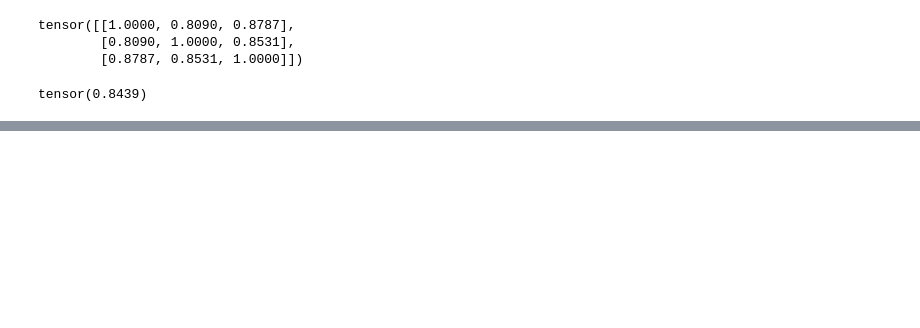
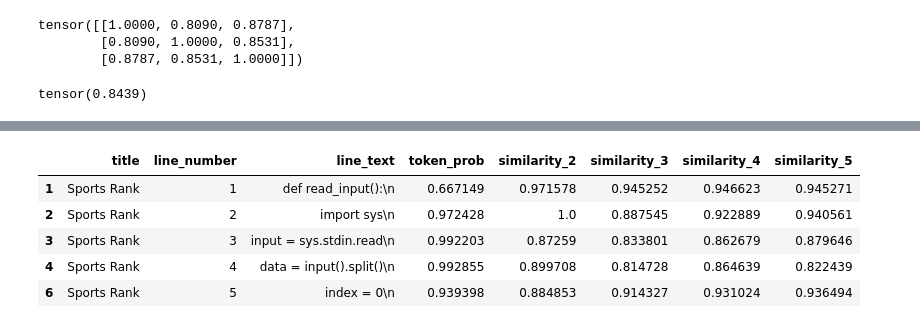
Before and after one commit to CristinaRacovita/codegen-uncertainty, a Jupyter notebook: sentence_similarity.ipynb, the cells around one changed output, grey strips where cells are left out. Drawn from its saved outputs; the diff is of its cells as text; code cells hidden in the pictures; blank space fills up the shorter version.

```diff
--- a/sentence_similarity.ipynb
+++ b/sentence_similarity.ipynb
@@ -73,0 +218,20 @@ tensor(0.8439)
+# %%
+for index, row in python_probabilities.iterrows():
+    sim_2 = get_similarity_measure(2, problem_explanations_per_line[row['title']][str(row['line_number'])])
+    sim_3 = get_similarity_measure(3, problem_explanations_per_line[row['title']][str(row['line_number'])])
+    sim_4 = get_similarity_measure(4, problem_explanations_per_line[row['title']][str(row['line_number'])])
+    sim_5 = get_similarity_measure(5, problem_explanations_per_line[row['title']][str(row['line_number'])])
+
+    python_probabilities.loc[index, "similarity_2"] = sim_2
+    python_probabilities.loc[index, "similarity_3"] = sim_3
+    python_probabilities.loc[index, "similarity_4"] = sim_4
+    python_probabilities.loc[index, "similarity_5"] = sim_5
+# %%
+python_probabilities.head()
+# %% [output]
+|  | title | line_number | line_text | token_prob | similarity_2 | similarity_3 | similarity_4 | similarity_5 |
+| 1 | Sports Rank | 1 | def read_input():\n | 0.667149 | 0.971578 | 0.945252 | 0.946623 | 0.945271 |
+| 2 | Sports Rank | 2 | import sys\n | 0.972428 | 1.0 | 0.887545 | 0.922889 | 0.940561 |
+| 3 | Sports Rank | 3 | input = sys.stdin.read\n | 0.992203 | 0.87259 | 0.833801 | 0.862679 | 0.879646 |
+| 4 | Sports Rank | 4 | data = input().split()\n | 0.992855 | 0.899708 | 0.814728 | 0.864639 | 0.822439 |
+| 6 | Sports Rank | 5 | index = 0\n | 0.939398 | 0.884853 | 0.914327 | 0.931024 | 0.936494 |
```
Also changed, not shown: parts of 22 cells of this notebook.
